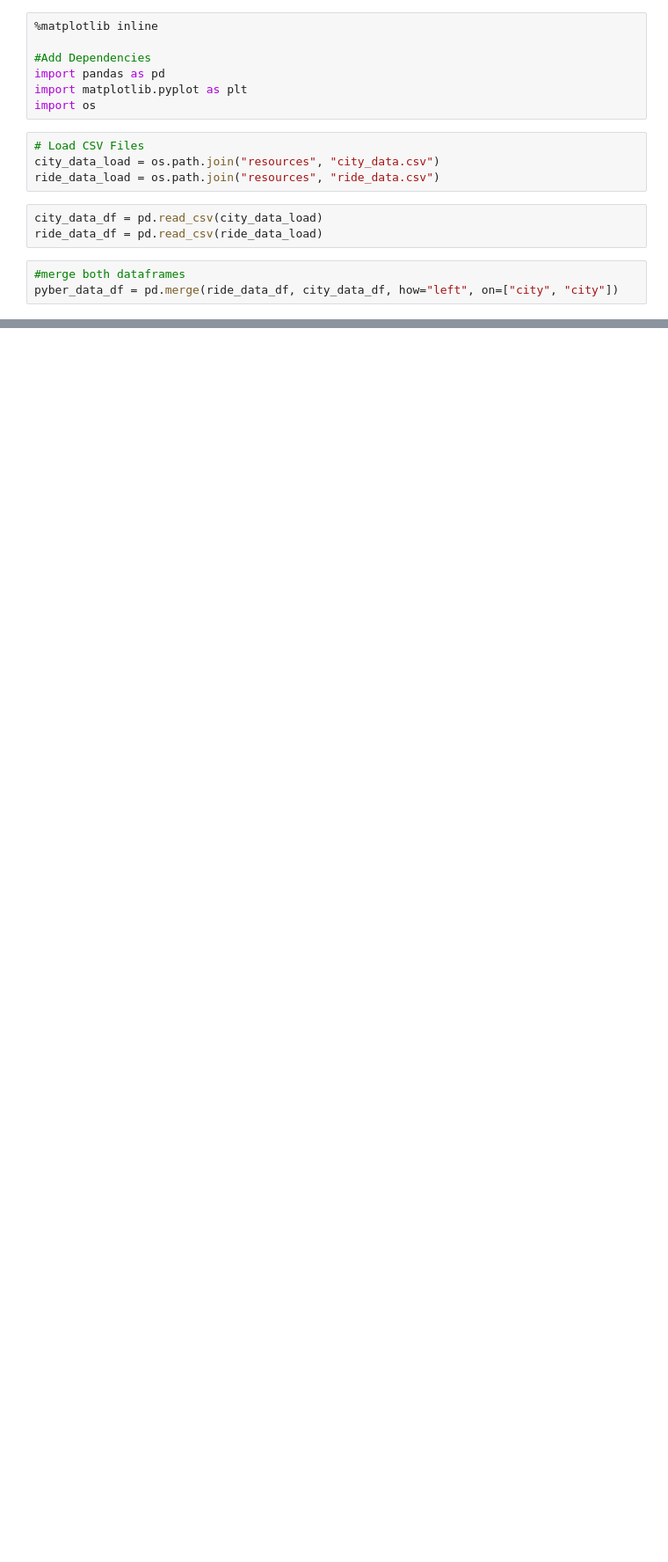
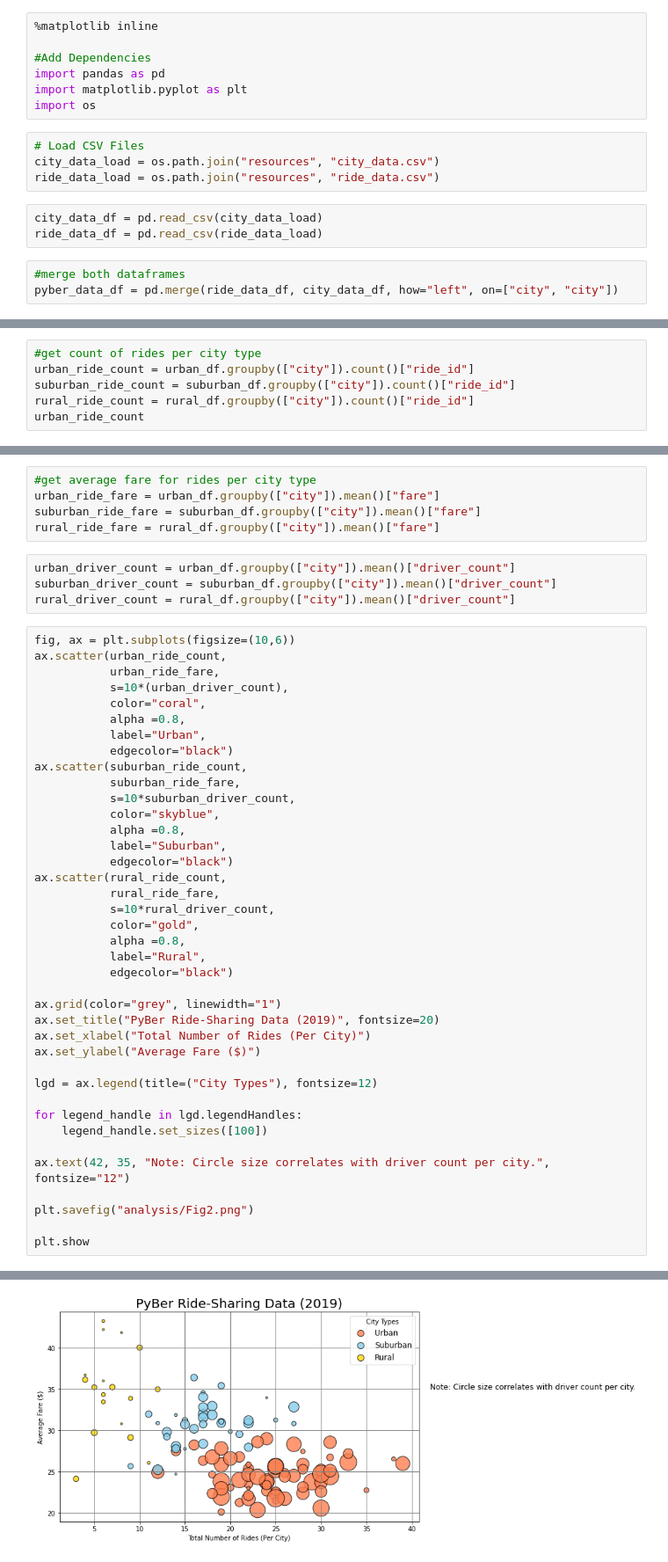
Before and after one commit to austenmarden/pyber_analysis, a Jupyter notebook: pyber.ipynb, the cells around one changed output, grey strips where cells are left out. Shown: that part at 88% size. Drawn from its saved outputs; the diff is of its cells as text; blank space fills up the shorter version.

Commit message:
adding analysis folder

```diff
--- a/pyber.ipynb
+++ b/pyber.ipynb
@@ -33,0 +38,6 @@ pyber_data_df
+# %%
+#get count of rides per city type
+urban_ride_count = urban_df.groupby(["city"]).count()["ride_id"]
+suburban_ride_count = suburban_df.groupby(["city"]).count()["ride_id"]
+rural_ride_count = rural_df.groupby(["city"]).count()["ride_id"]
+urban_ride_count
@@ -33,0 +58,49 @@ pyber_data_df
+# %%
+#get average fare for rides per city type
+urban_ride_fare = urban_df.groupby(["city"]).mean()["fare"]
+suburban_ride_fare = suburban_df.groupby(["city"]).mean()["fare"]
+rural_ride_fare = rural_df.groupby(["city"]).mean()["fare"]
+# %%
+urban_driver_count = urban_df.groupby(["city"]).mean()["driver_count"]
+suburban_driver_count = suburban_df.groupby(["city"]).mean()["driver_count"]
+rural_driver_count = rural_df.groupby(["city"]).mean()["driver_count"]
+# %%
+fig, ax = plt.subplots(figsize=(10,6))
+ax.scatter(urban_ride_count,
+           urban_ride_fare,
+           s=10*(urban_driver_count),
+           color="coral",
+           alpha =0.8,
+           label="Urban",
+           edgecolor="black")
+ax.scatter(suburban_ride_count,
+           suburban_ride_fare,
+           s=10*suburban_driver_count,
+           color="skyblue",
+           alpha =0.8,
+           label="Suburban",
+           edgecolor="black")
+ax.scatter(rural_ride_count,
+           rural_ride_fare,
+           s=10*rural_driver_count,
+           color="gold",
+           alpha =0.8,
+           label="Rural",
+           edgecolor="black")
+
+ax.grid(color="grey", linewidth="1")
+ax.set_title("PyBer Ride-Sharing Data (2019)", fontsize=20)
+ax.set_xlabel("Total Number of Rides (Per City)")
+ax.set_ylabel("Average Fare ($)")
+
+lgd = ax.legend(title=("City Types"), fontsize=12)
+
+for legend_handle in lgd.legendHandles:
+    legend_handle.set_sizes([100])
+
+ax.text(42, 35, "Note: Circle size correlates with driver count per city.", fontsize="12")
+
+plt.savefig("analysis/Fig2.png")
+
+plt.show
+# %% [output]
@@ -33,0 +108 @@ pyber_data_df
+[figure, added]
```
Also changed, not shown: parts of 5 cells of this notebook, 1 other file.
